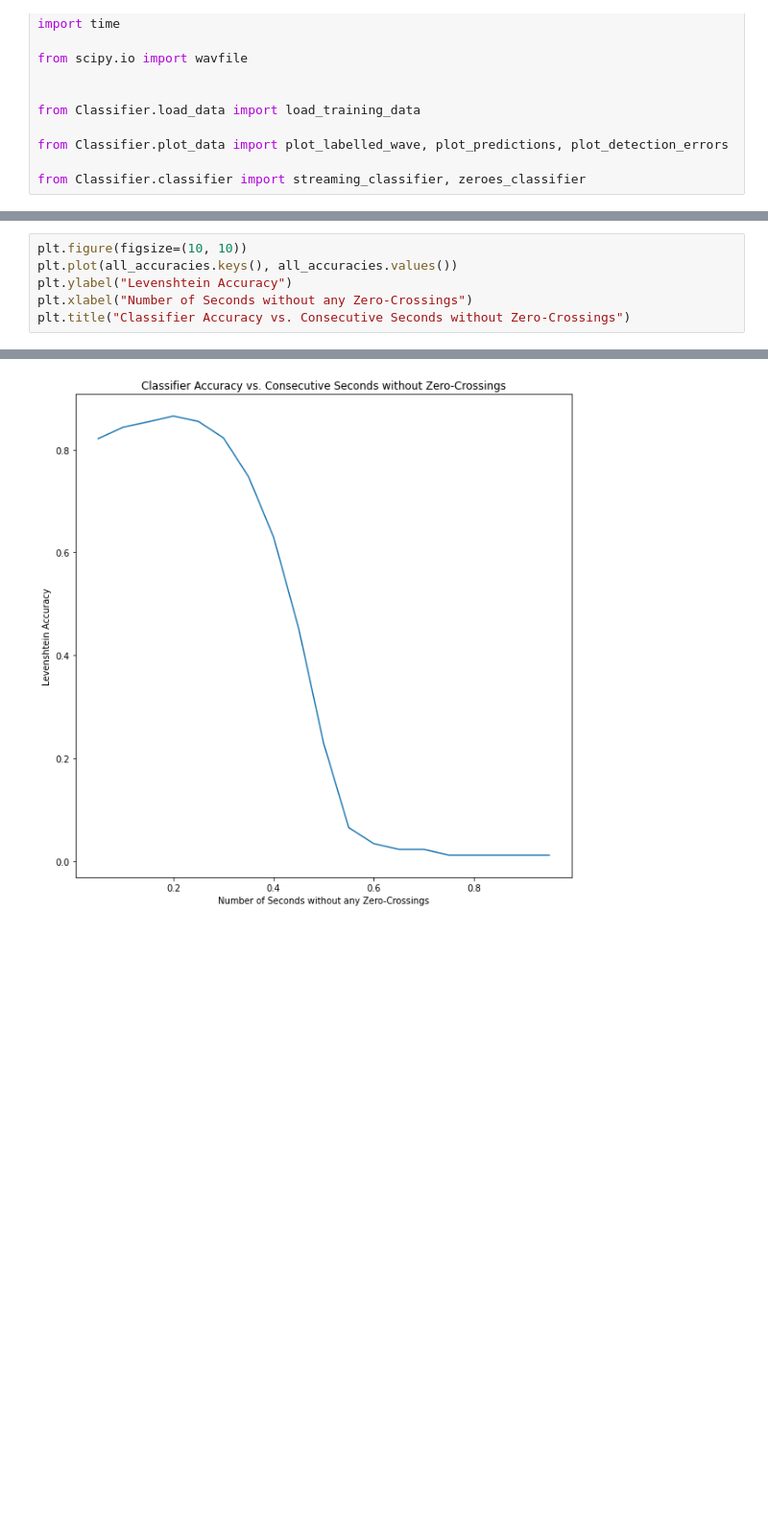
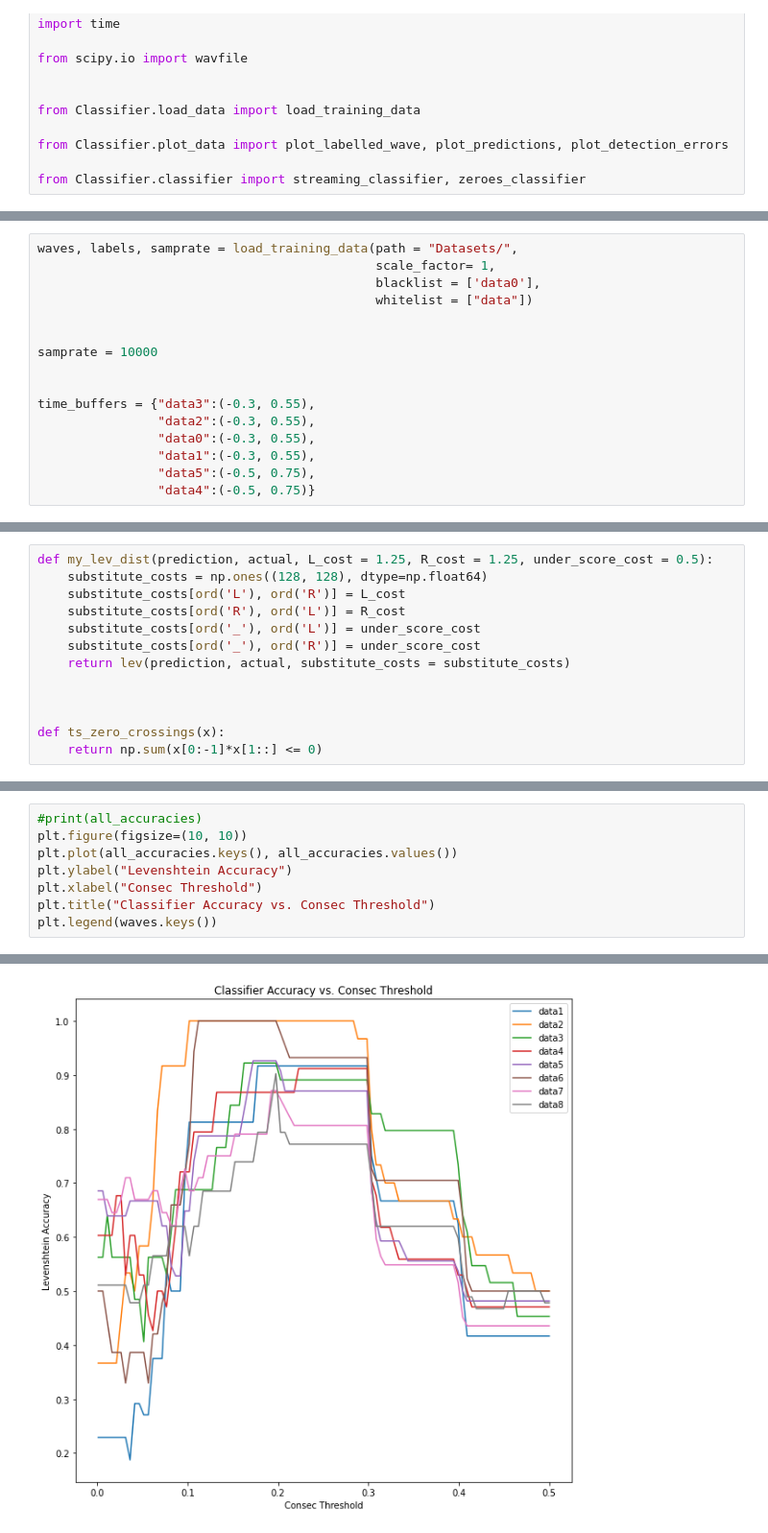
Before and after one commit to BruceWangXD/SpaceInvaders, a Jupyter notebook: notebooks/Zeroes Classifier Consec Optimisation.ipynb, the cells around one changed output, grey strips where cells are left out. Shown: that part at 96% size. Drawn from its saved outputs; the diff is of its cells as text; blank space fills up the shorter version.

Commit message:
Add to notebooks
added max-min-range range optimisation, changed all notebooks with zeros classifier parameter optimisation and also changed time complexity notebook

```diff
--- a/notebooks/Zeroes Classifier Consec Optimisation.ipynb
+++ b/notebooks/Zeroes Classifier Consec Optimisation.ipynb
@@ -25,0 +19,16 @@ dict_keys(['left-middle-right-middle#2', 'left-middle-right-middle', 'left-middl
+# %%
+waves, labels, samprate = load_training_data(path = "Datasets/",
+                                             scale_factor= 1,
+                                             blacklist = ['data0'],
+                                             whitelist = ["data"])
+
+
+samprate = 10000
+
+
+time_buffers = {"data3":(-0.3, 0.55),
+                "data2":(-0.3, 0.55),
+                "data0":(-0.3, 0.55),
+                "data1":(-0.3, 0.55),
+                "data5":(-0.5, 0.75),
+                "data4":(-0.5, 0.75)}
@@ -26,3 +37,16 @@ dict_keys(['left-middle-right-middle#2', 'left-middle-right-middle', 'left-middl
+# %%
+def my_lev_dist(prediction, actual, L_cost = 1.25, R_cost = 1.25, under_score_cost = 0.5):
+    substitute_costs = np.ones((128, 128), dtype=np.float64)
+    substitute_costs[ord('L'), ord('R')] = L_cost
+    substitute_costs[ord('R'), ord('L')] = R_cost
+    substitute_costs[ord('_'), ord('L')] = under_score_cost
+    substitute_costs[ord('_'), ord('R')] = under_score_cost
+    return lev(prediction, actual, substitute_costs = substitute_costs)
+
+
+
+def ts_zero_crossings(x):
+    return np.sum(x[0:-1]*x[1::] <= 0)
 # %%
 # ASSUMES THAT HEIGHT_THRESHOLD AND CONSECUTIVE_SAMPLES_THRESHOLD ARE INDEPENDENT
 
@@ -121,8 +151,10 @@ print("done")
 done
 # %%
+#print(all_accuracies)
 plt.figure(figsize=(10, 10))
 plt.plot(all_accuracies.keys(), all_accuracies.values())
 plt.ylabel("Levenshtein Accuracy")
-plt.xlabel("Number of Seconds without any Zero-Crossings")
-plt.title("Classifier Accuracy vs. Consecutive Seconds without Zero-Crossings")
+plt.xlabel("Consec Threshold")
+plt.title("Classifier Accuracy vs. Consec Threshold")
+plt.legend(waves.keys())
 # %% [output]
@@ -130,4 +162,4 @@ Text(0.5, 1.0, 'Classifier Accuracy vs. Consecutive Seconds without Zero-Crossin
-[figure, old version]
+[figure, new version]
 # %%
 best_consecs = []
 best_value = 0
```
Also changed, not shown: parts of 5 cells of this notebook, 8 other files.
